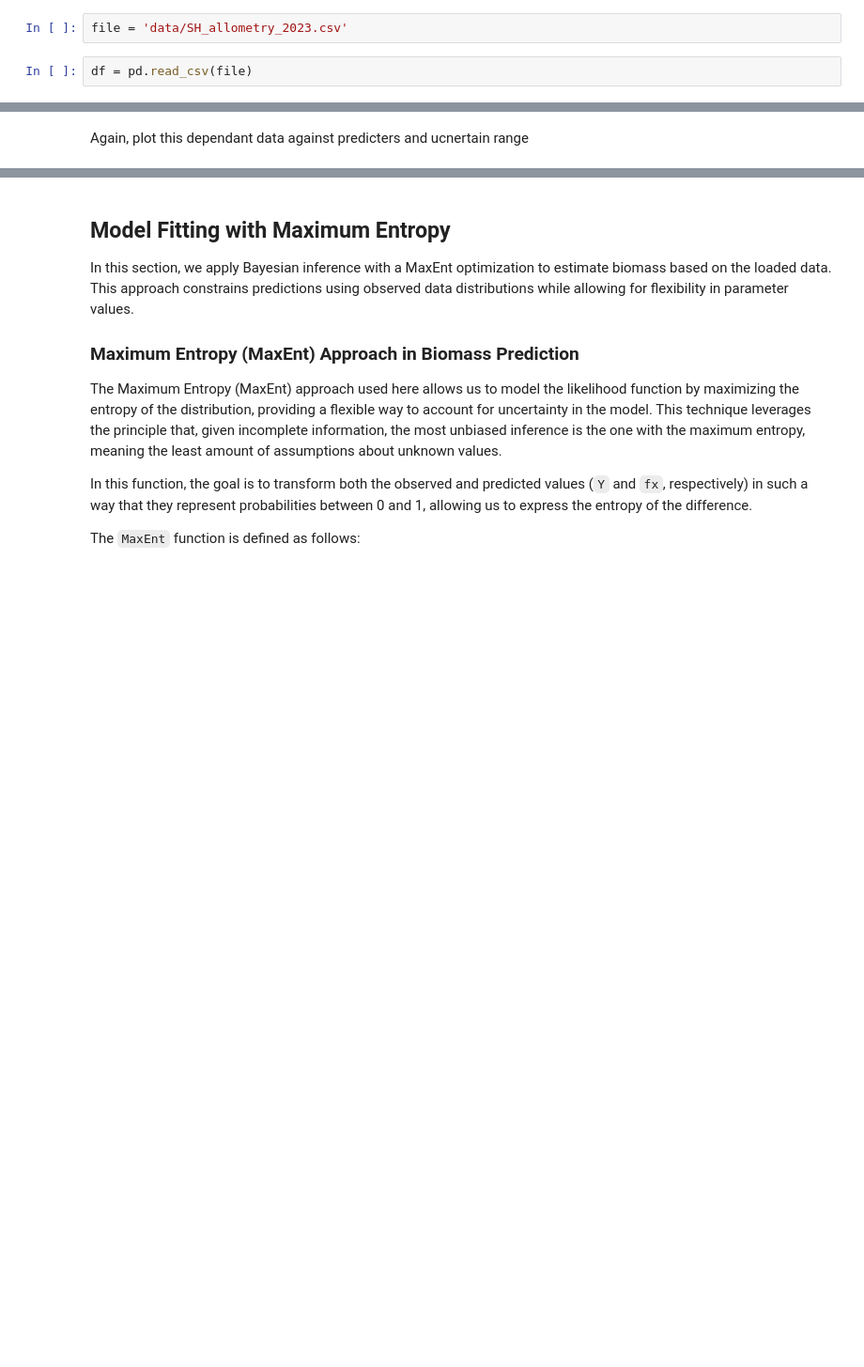
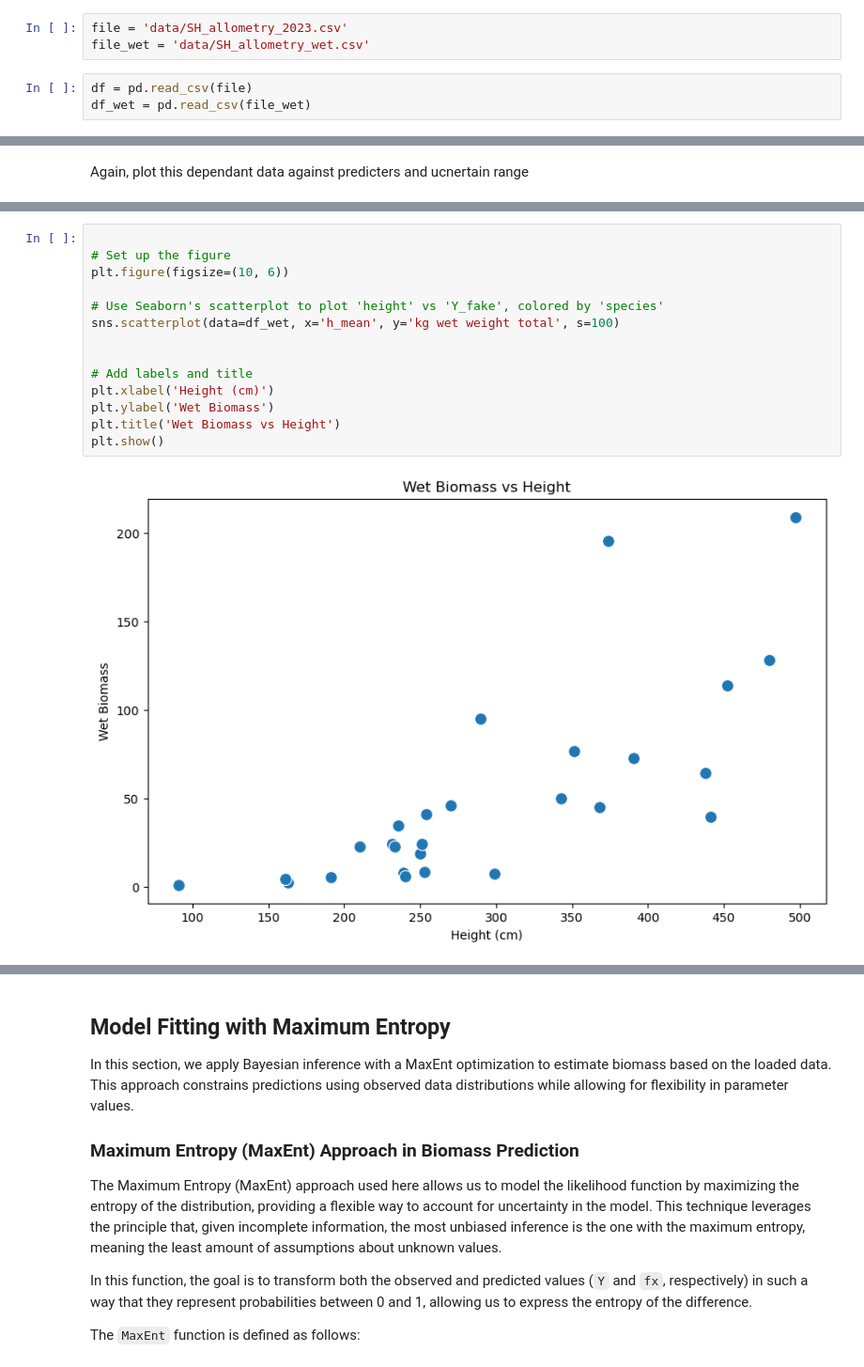
Before and after one commit to douglask3/BRAMBLE, a Jupyter notebook: development_notebook.ipynb, the cells around one changed output, grey strips where cells are left out. Shown at 94% size. Saved outputs shown, nothing was run; the diff lists cells and outputs as text; blank space fills up the shorter version.

```diff
--- a/development_notebook.ipynb
+++ b/development_notebook.ipynb
@@ -102,8 +103,10 @@ class BRAMBLE:
 This step loads the dataset in `file`. The example file contains upto three measurements of height and DBH for each plant, so we compute the mean and standard deviation for height and diameter measurements - main for plotting summery stats.
 # %%
 file = 'data/SH_allometry_2023.csv'
+file_wet = 'data/SH_allometry_wet.csv'
 # %%
 df = pd.read_csv(file)
+df_wet = pd.read_csv(file_wet)
 # %%
 df['height'] = df[['h1', 'h2', 'h3']].mean(axis=1)
 df['h_std'] = df[['h1', 'h2', 'h3']].std(axis=1)
@@ -211,0 +218,16 @@ plt.show()
+# %%
+
+# Set up the figure
+plt.figure(figsize=(10, 6))
+
+# Use Seaborn's scatterplot to plot 'height' vs 'Y_fake', colored by 'species'
+sns.scatterplot(data=df_wet, x='h_mean', y='kg wet weight total', s=100)
+
+
+# Add labels and title
+plt.xlabel('Height (cm)')
+plt.ylabel('Wet Biomass')
+plt.title('Wet Biomass vs Height')
+plt.show()
+# %% [output]
+[figure, added]
```
Also changed, not shown: parts of 16 cells of this notebook.
